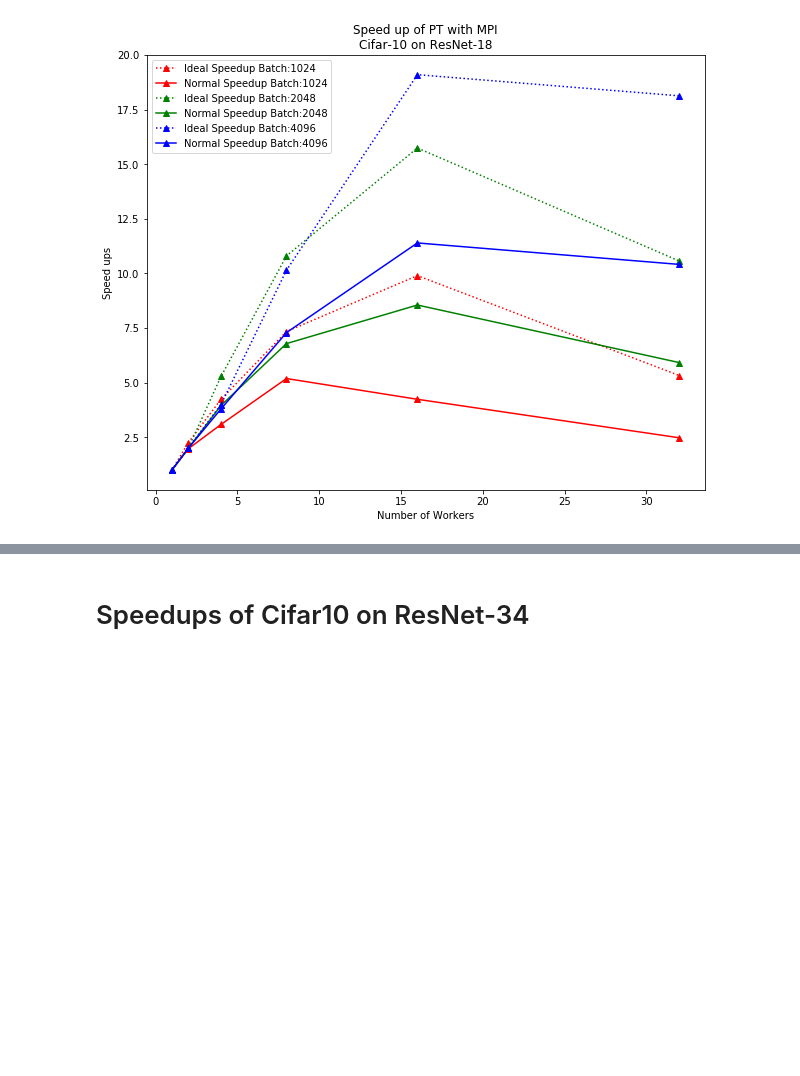
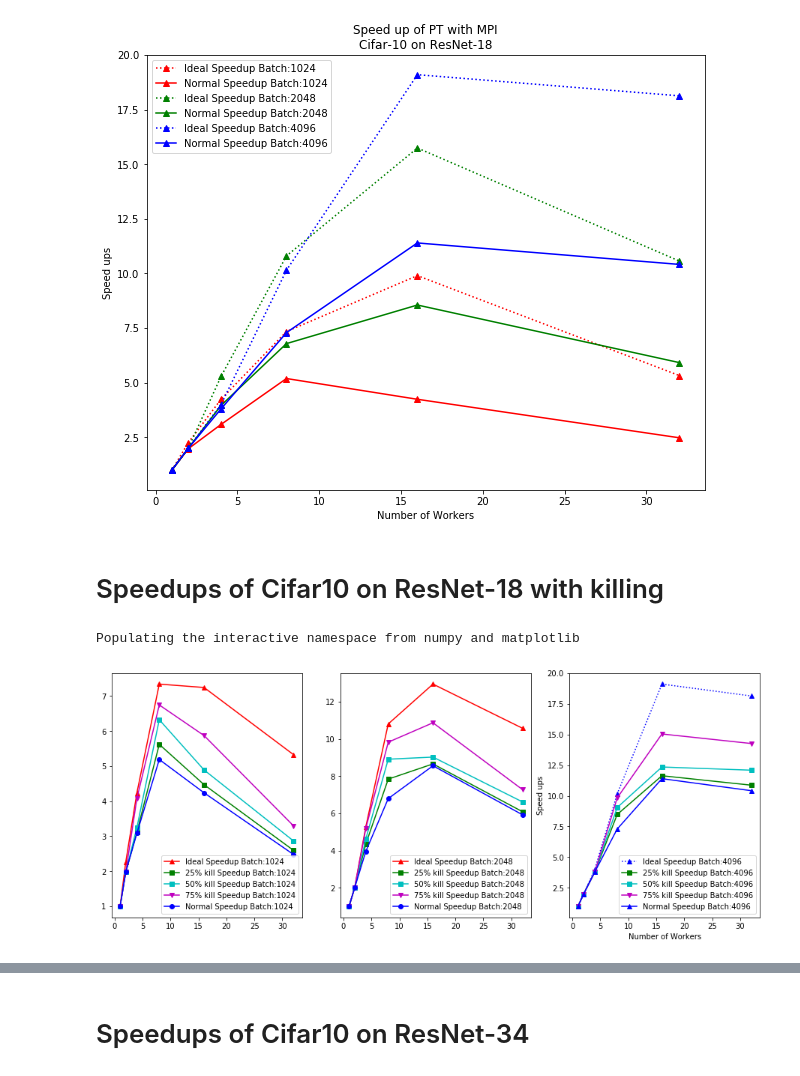
Before and after one commit to hwang595/TF-Pytorch-comparison, a Jupyter notebook: analysis/MPI_vs_TF_speedups_bsize8192.ipynb, the cells around one changed output, grey strips where cells are left out. Saved outputs shown, nothing was run; the diff lists cells and outputs as text; code cells hidden in the pictures; blank space fills up the shorter version.

```diff
--- a/analysis/MPI_vs_TF_speedups_bsize8192.ipynb
+++ b/analysis/MPI_vs_TF_speedups_bsize8192.ipynb
@@ -118,3 +118,61 @@ plt.legend()
 plt.show()
 # %% [output]
 [figure]
+# %% [markdown]
+# Speedups of Cifar10 on ResNet-18 with killing
+# %%
+%pylab inline
+pylab.rcParams['figure.figsize'] = (15.5, 6)
+
+num_worker_interval = [1, 2, 4, 8, 16 ,32]
+# batch size at 1024
+normal_speedup_b1k = [1, 1.9737, 3.0871, 5.1896, 4.2394, 2.4774]
+speedup_b1k_25kill = [1, 1.9737, 3.1186, 5.62206, 4.47124, 2.59486]
+speedup_b1k_50kill = [1, 1.9737, 3.2495, 6.32482, 4.8916, 2.86447]
+speedup_b1k_75kill = [1, 1.9737, 4.07877, 6.74648, 5.87311, 3.29486]
+ideal_speedup_b1k = [1, 2.2547, 4.2394, 7.3414, 7.2445, 5.3274]
+
+# batch size at 2048
+normal_speedup_b2k = [1, 1.9937, 3.9572, 6.7889, 8.5549, 5.92]
+speedup_b2k_25kill = [1, 1.9937, 4.35292, 7.8361, 8.65437, 6.08509]
+speedup_b2k_50kill = [1, 1.9937, 4.6249775, 8.907445, 9.02153, 6.61194]
+speedup_b2k_75kill = [1, 1.9937, 5.19295, 9.82279, 10.8653, 7.273142]
+ideal_speedup_b2k = [1, 2.0, 5.2857, 10.8029, 12.94468, 10.5714]
+
+# batch size at 4096
+normal_speedup_b4k = [1, 1.999, 3.799, 7.2922, 11.39739, 10.4150]
+speedup_b4k_25kill = [1, 1.999, 3.799, 8.47718, 11.63605, 10.8661]
+speedup_b4k_50kill = [1, 1.999, 3.799, 9.042328, 12.34794, 12.0880]
+speedup_b4k_75kill = [1, 1.999, 3.799, 9.82861, 15.0389, 14.25962]
+ideal_speedup_b4k = [1, 2.0, 4.0, 10.1493, 19.1011, 18.13333]
+
+fig_2 = plt.figure()
+plt.title("Speed up of PT with MPI\nCifar-10 on ResNet-18")
+plt.subplot(131)
+plt.plot(num_worker_interval, ideal_speedup_b1k, '-^r', label='Ideal Speedup Batch:1024')
+plt.plot(num_worker_interval, speedup_b1k_25kill, '-sg', label='25% kill Speedup Batch:1024')
+plt.plot(num_worker_interval, speedup_b1k_50kill, '-sc', label='50% kill Speedup Batch:1024')
+plt.plot(num_worker_interval, speedup_b1k_75kill, '-vm', label='75% kill Speedup Batch:1024')
+plt.plot(num_worker_interval, normal_speedup_b1k, '-ob', label='Normal Speedup Batch:1024')
+plt.legend()
+plt.subplot(132)
+plt.plot(num_worker_interval, ideal_speedup_b2k, '-^r', label='Ideal Speedup Batch:2048')
+plt.plot(num_worker_interval, speedup_b2k_25kill, '-sg', label='25% kill Speedup Batch:2048')
+plt.plot(num_worker_interval, speedup_b2k_50kill, '-sc', label='50% kill Speedup Batch:2048')
+plt.plot(num_worker_interval, speedup_b2k_75kill, '-vm', label='75% kill Speedup Batch:2048')
+plt.plot(num_worker_interval, normal_speedup_b2k, '-ob', label='Normal Speedup Batch:2048')
+plt.legend()
+plt.subplot(133)
+plt.plot(num_worker_interval, ideal_speedup_b4k, ':^b', label='Ideal Speedup Batch:4096')
+plt.plot(num_worker_interval, speedup_b4k_25kill, '-sg', label='25% kill Speedup Batch:4096')
+plt.plot(num_worker_interval, speedup_b4k_50kill, '-sc', label='50% kill Speedup Batch:4096')
+plt.plot(num_worker_interval, speedup_b4k_75kill, '-vm', label='75% kill Speedup Batch:4096')
+plt.plot(num_worker_interval, normal_speedup_b4k, '-^b', label='Normal Speedup Batch:4096')
+plt.xlabel("Number of Workers")
+plt.ylabel("Speed ups")
+plt.legend()
+#plt.savefig("straggler_ideal_speedup_comparison.jpg", dpi=300)
+plt.show()
+# %% [output]
+Populating the interactive namespace from numpy and matplotlib
+[figure, added]
```
Also changed, not shown: parts of 6 cells of this notebook.
